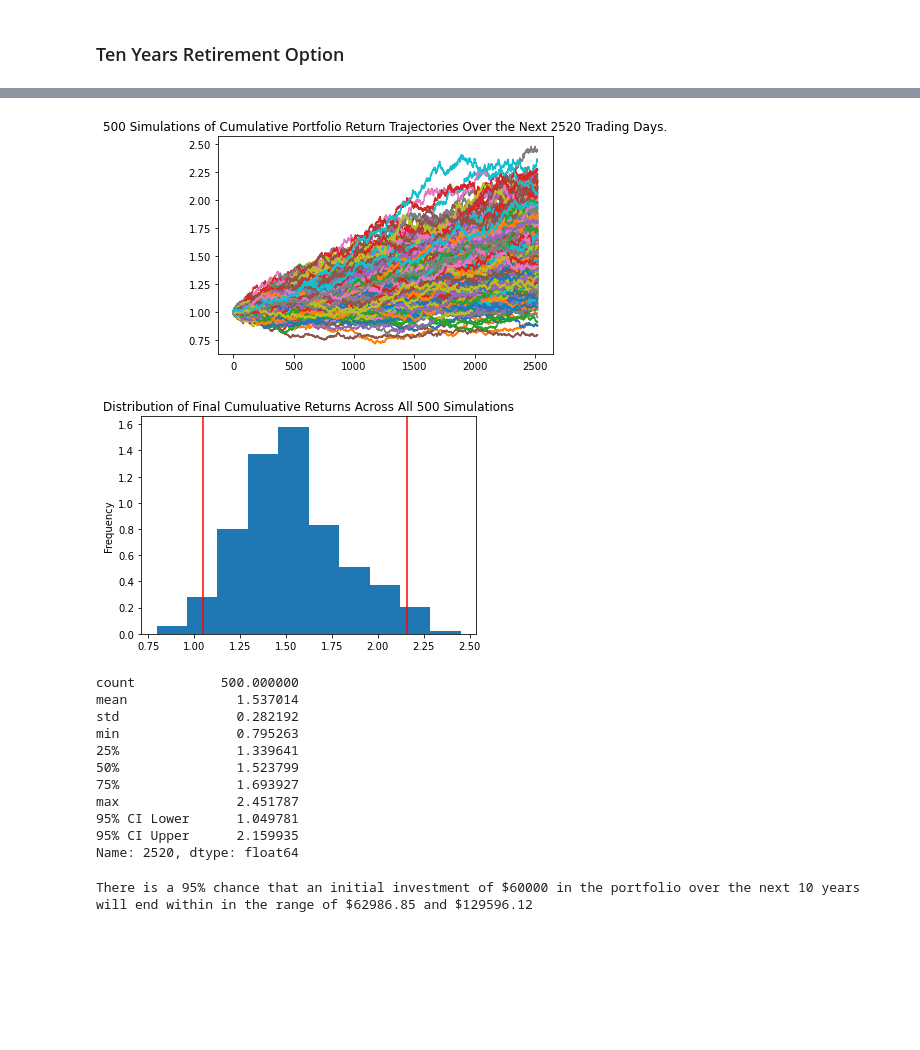
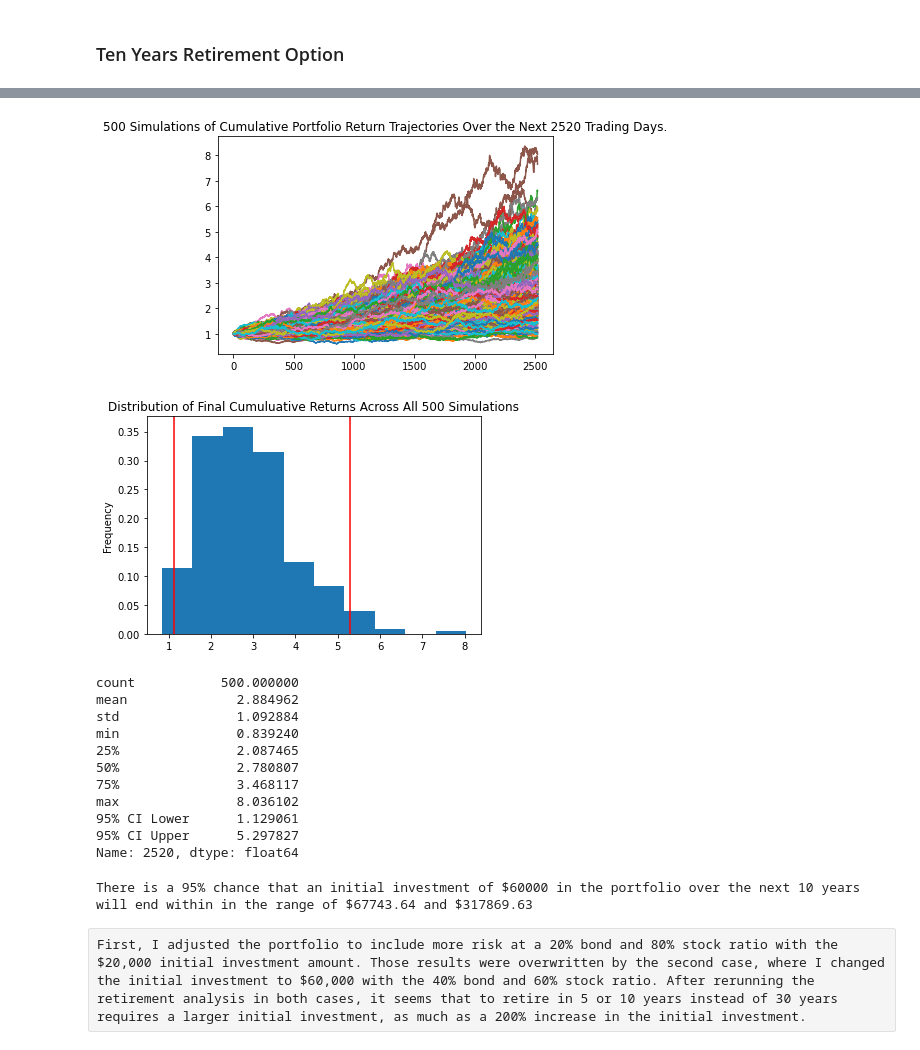
Before and after one commit to brilliantlyc/Financial_Planning, a Jupyter notebook: financial-planner.ipynb, the cells around one changed output, grey strips where cells are left out. Saved outputs shown, nothing was run; the diff lists cells and outputs as text; code cells hidden in the pictures; blank space fills up the shorter version.

Commit message:
Completed the early retirement optional challenge.

```diff
--- a/financial-planner.ipynb
+++ b/financial-planner.ipynb
@@ -238,8 +238,8 @@ Congratulations! You have enough money in your emergency fund.
 # %%
 # Set start and end dates of five years back from today.
 # Sample results may vary from the solution based on the time frame chosen
-start_date = pd.Timestamp('2016-12-08', tz='America/New_York').isoformat()
-end_date = pd.Timestamp('2021-12-08', tz='America/New_York').isoformat()
+start_date = pd.Timestamp('2016-12-10', tz='America/New_York').isoformat()
+end_date = pd.Timestamp('2021-12-10', tz='America/New_York').isoformat()
 # %%
 # Get 5 years' worth of historical data for SPY and AGG
 # (use a limit=1000 parameter to call the most recent 1000 days of data)
@@ -454,3 +450,11 @@ There is a 95% chance that an initial investment of $60000 in the portfolio over
 # %% [markdown]
 ### Ten Years Retirement Option
+# %%
+# Configuring a Monte Carlo simulation to forecast 10 years cumulative returns
+MC_ten_year = MCSimulation(
+    portfolio_data = df_stock_data,
+    weights = [.40,.60],
+    num_simulation = 500,
+    num_trading_days = 252*10
+)
 # %%
@@ -493,41 +482,44 @@ Running Monte Carlo simulation number 490.
 # %%
 # Plot simulation outcomes
-# YOUR CODE HERE!
+line_plot = MC_ten_year.plot_simulation()
 # %% [output]
-[figure, old version]
+[figure, new version]
 # %%
 # Plot probability distribution and confidence intervals
-# YOUR CODE HERE!
+dist_plot = MC_ten_year.plot_distribution()
 # %% [output]
-[figure, old version]
+[figure, new version]
 # %%
 # Fetch summary statistics from the Monte Carlo simulation results
-# YOUR CODE HERE!
+tbl_ten = MC_ten_year.summarize_cumulative_return()
 
 # Print summary statistics
-# YOUR CODE HERE!
+print(tbl_ten)
 # %% [output]
 count           500.000000
-mean              1.537014
-std               0.282192
-min               0.795263
-25%               1.339641
-50%               1.523799
-75%               1.693927
-max               2.451787
-95% CI Lower      1.049781
-95% CI Upper      2.159935
+mean              2.884962
+std               1.092884
+min               0.839240
+25%               2.087465
+50%               2.780807
+75%               3.468117
+max               8.036102
+95% CI Lower      1.129061
+95% CI Upper      5.297827
 Name: 2520, dtype: float64
 # %%
 # Set initial investment
-# YOUR CODE HERE!
+initial_investment = 60000
 
 # Use the lower and upper `95%` confidence intervals to calculate the range of the possible outcomes of our $60,000
-# YOUR CODE HERE!
+ci_lower_ten = round(tbl_ten[8]*initial_investment, 2)
+ci_upper_ten = round(tbl_ten[9]*initial_investment, 2)
 
 # Print results
 print(f"There is a 95% chance that an initial investment of ${initial_investment} in the portfolio"
       f" over the next 10 years will end within in the range of"
       f" ${ci_lower_ten} and ${ci_upper_ten}")
 # %% [output]
-There is a 95% chance that an initial investment of $60000 in the portfolio over the next 10 years will end within in the range of $62986.85 and $129596.12
+There is a 95% chance that an initial investment of $60000 in the portfolio over the next 10 years will end within in the range of $67743.64 and $317869.63
+# %% [raw]
+First, I adjusted the portfolio to include more risk at a 20% bond and 80% stock ratio with the $20,000 initial investment amount. Those results were overwritten by the second case, where I changed the initial investment to $60,000 with the 40% bond and 60% stock ratio. After rerunning the retirement analysis in both cases, it seems that to retire in 5 or 10 years instead of 30 years requires a larger initial investment, as much as a 200% increase in the initial investment.
```
Also changed, not shown: parts of 26 cells of this notebook.
